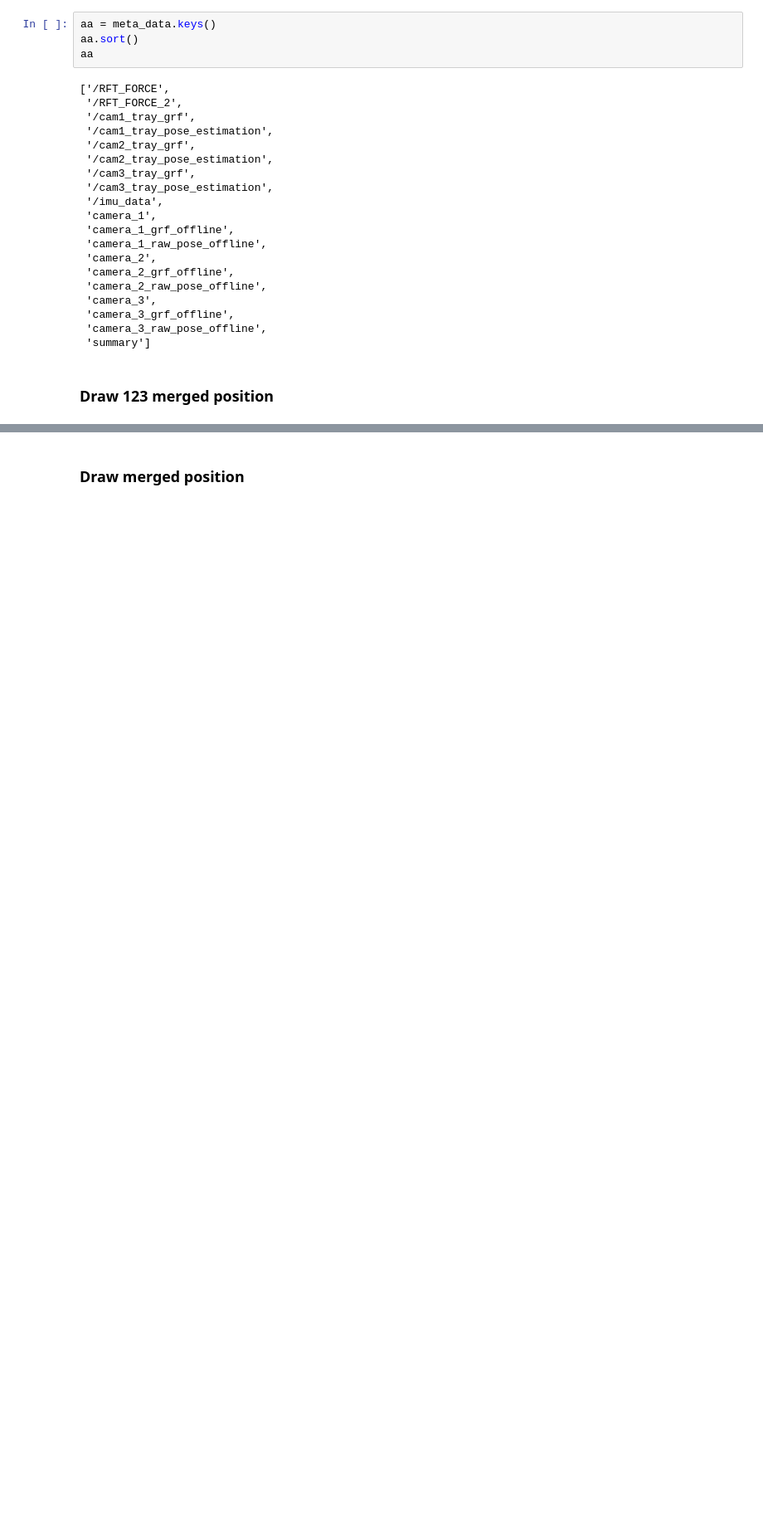
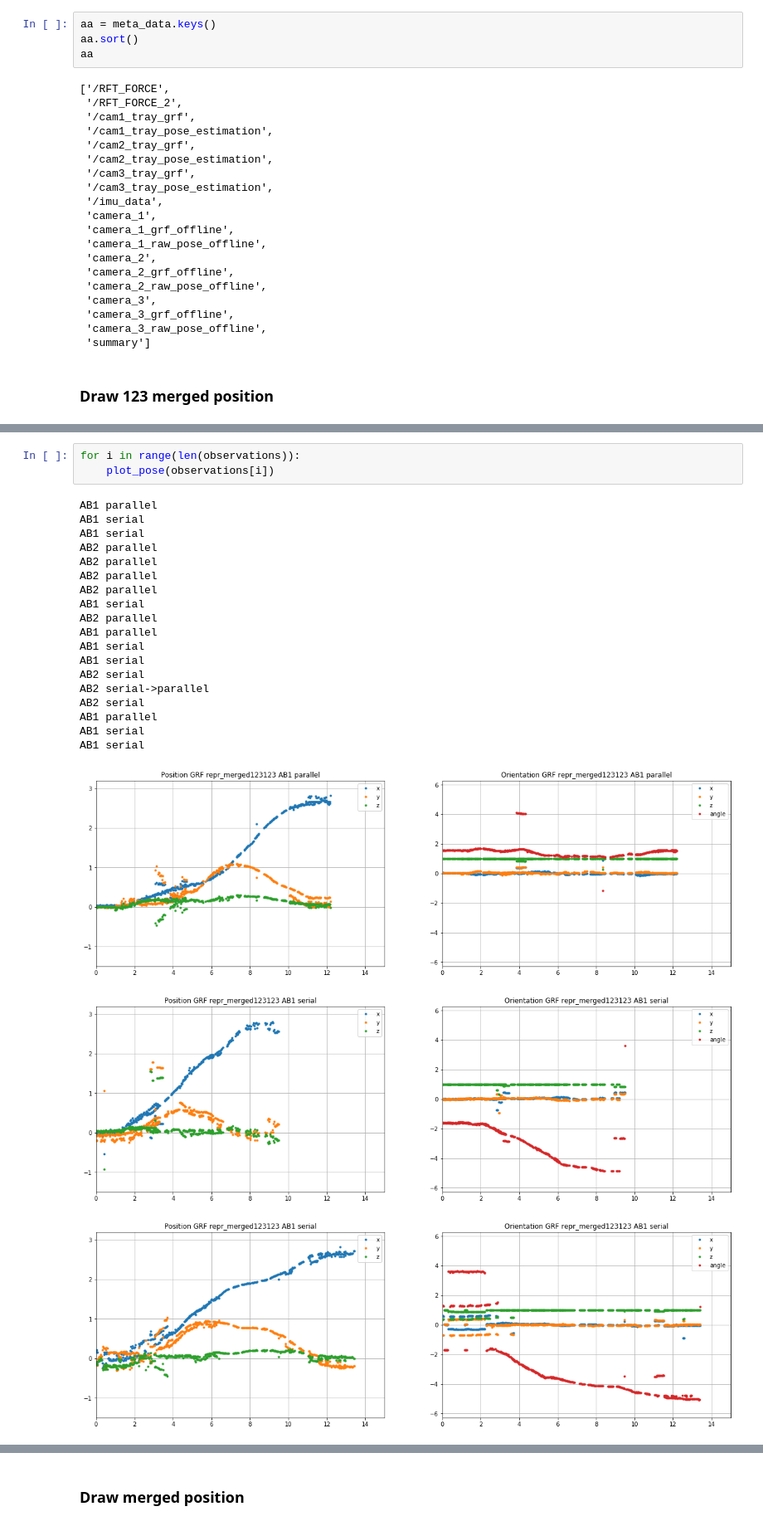
Before and after one commit to zhanibekrysbek/smart_tray, a Jupyter notebook: notebooks/iros_workshop_2020/cut_into_observations.ipynb, the cells around one changed output, grey strips where cells are left out. Shown at 83% size. Drawn from its saved outputs; the diff is of its cells as text; blank space fills up the shorter version.

```diff
--- a/notebooks/iros_workshop_2020/cut_into_observations.ipynb
+++ b/notebooks/iros_workshop_2020/cut_into_observations.ipynb
@@ -274,0 +511,25 @@ aa
+# %%
+for i in range(len(observations)):
+    plot_pose(observations[i])
+# %% [output]
+AB1 parallel
+AB1 serial
+AB1 serial
+AB2 parallel
+AB2 parallel
+AB2 parallel
+AB2 parallel
+AB1 serial
+AB2 parallel
+AB1 parallel
+AB1 serial
+AB1 serial
+AB2 serial
+AB2 serial->parallel
+AB2 serial
+AB1 parallel
+AB1 serial
+AB1 serial
+[figure, added]
+[figure, added]
+[figure, added]
```
Also changed, not shown: parts of 17 cells of this notebook, 2 other files.
